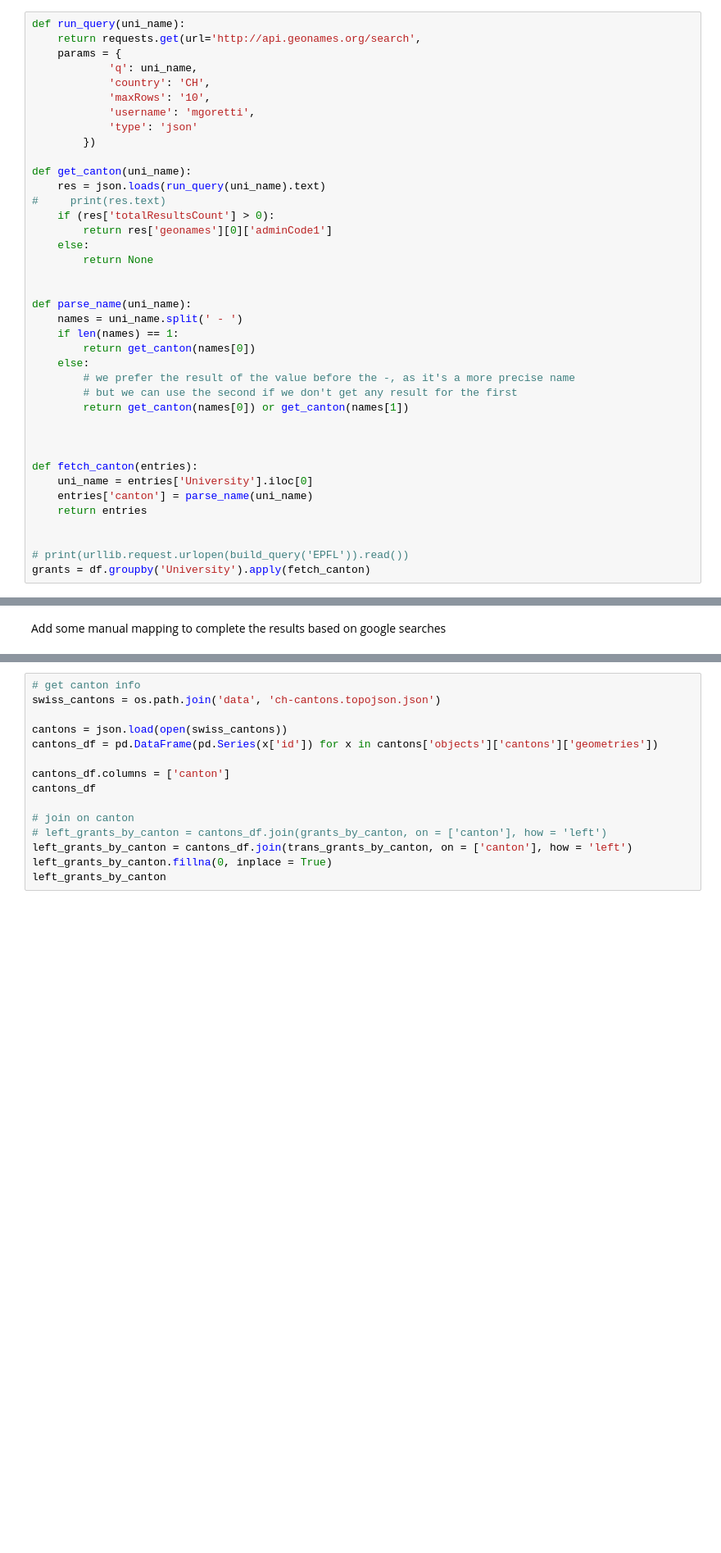
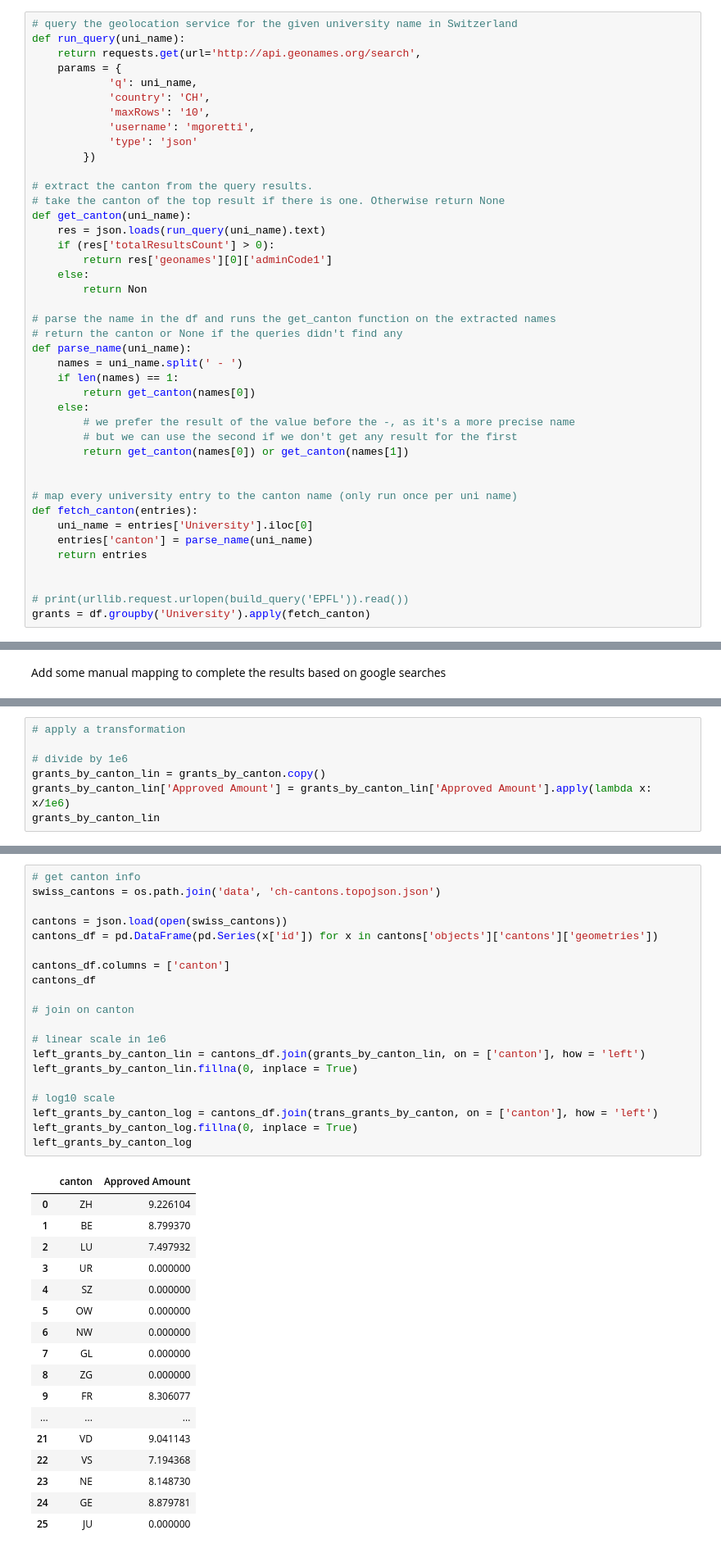
Before and after one commit to mgoretti/ada, a Jupyter notebook: 03 - Interactive Viz/Grantmap.ipynb, the cells around one changed output, grey strips where cells are left out. Shown at 82% size. Saved outputs shown, nothing was run; the diff lists cells and outputs as text; blank space fills up the shorter version.

Commit message:
add linear scale map and improve comments

```diff
--- a/03 - Interactive Viz/Grantmap.ipynb
+++ b/03 - Interactive Viz/Grantmap.ipynb
@@ -48,6 +48,7 @@ len(list(df['University'].value_counts()))
 # %% [output]
 74
 # %%
+# query the geolocation service for the given university name in Switzerland
 def run_query(uni_name):
     return requests.get(url='http://api.geonames.org/search',
     params = {
@@ -58,15 +59,17 @@ def run_query(uni_name):
             'type': 'json'
         })
 
+# extract the canton from the query results.
+# take the canton of the top result if there is one. Otherwise return None
 def get_canton(uni_name):
     res = json.loads(run_query(uni_name).text)
-#     print(res.text)
     if (res['totalResultsCount'] > 0):
         return res['geonames'][0]['adminCode1']
     else:
-        return None
+        return Non
 
-
+# parse the name in the df and runs the get_canton function on the extracted names
+# return the canton or None if the queries didn't find any
 def parse_name(uni_name):
     names = uni_name.split(' - ')
     if len(names) == 1:
@@ -77,7 +80,7 @@ def parse_name(uni_name):
         return get_canton(names[0]) or get_canton(names[1])
 
 
-
+# map every university entry to the canton name (only run once per uni name)
 def fetch_canton(entries):
     uni_name = entries['University'].iloc[0]
     entries['canton'] = parse_name(uni_name)
@@ -142,0 +185,7 @@ grants_by_canton
+# %%
+# apply a transformation
+
+# divide by 1e6
+grants_by_canton_lin = grants_by_canton.copy()
+grants_by_canton_lin['Approved Amount'] = grants_by_canton_lin['Approved Amount'].apply(lambda x: x/1e6)
+grants_by_canton_lin
@@ -149,15 +229,38 @@ trans_grants_by_canton
 # %%
 # get canton info
 swiss_cantons = os.path.join('data', 'ch-cantons.topojson.json')
 
 cantons = json.load(open(swiss_cantons))
 cantons_df = pd.DataFrame(pd.Series(x['id']) for x in cantons['objects']['cantons']['geometries'])
 
 cantons_df.columns = ['canton']
 cantons_df
 
 # join on canton
-# left_grants_by_canton = cantons_df.join(grants_by_canton, on = ['canton'], how = 'left')
-left_grants_by_canton = cantons_df.join(trans_grants_by_canton, on = ['canton'], how = 'left')
-left_grants_by_canton.fillna(0, inplace = True)
-left_grants_by_canton
+
+# linear scale in 1e6
+left_grants_by_canton_lin = cantons_df.join(grants_by_canton_lin, on = ['canton'], how = 'left')
+left_grants_by_canton_lin.fillna(0, inplace = True)
+
+# log10 scale
+left_grants_by_canton_log = cantons_df.join(trans_grants_by_canton, on = ['canton'], how = 'left')
+left_grants_by_canton_log.fillna(0, inplace = True)
+left_grants_by_canton_log
+# %% [output]
+|  | canton | Approved Amount |
+| 0 | ZH | 9.226104 |
+| 1 | BE | 8.799370 |
+| 2 | LU | 7.497932 |
+| 3 | UR | 0.000000 |
+| 4 | SZ | 0.000000 |
+| 5 | OW | 0.000000 |
+| 6 | NW | 0.000000 |
+| 7 | GL | 0.000000 |
+| 8 | ZG | 0.000000 |
+| 9 | FR | 8.306077 |
+| ... | ... | ... |
+| 21 | VD | 9.041143 |
+| 22 | VS | 7.194368 |
+| 23 | NE | 8.148730 |
+| 24 | GE | 8.879781 |
+| 25 | JU | 0.000000 |
```
Also changed, not shown: parts of 12 cells of this notebook.
